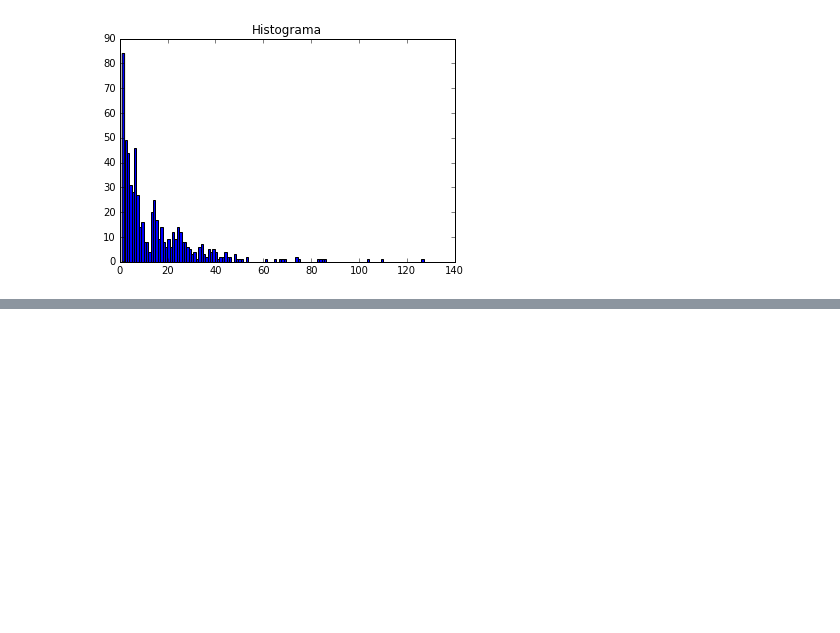
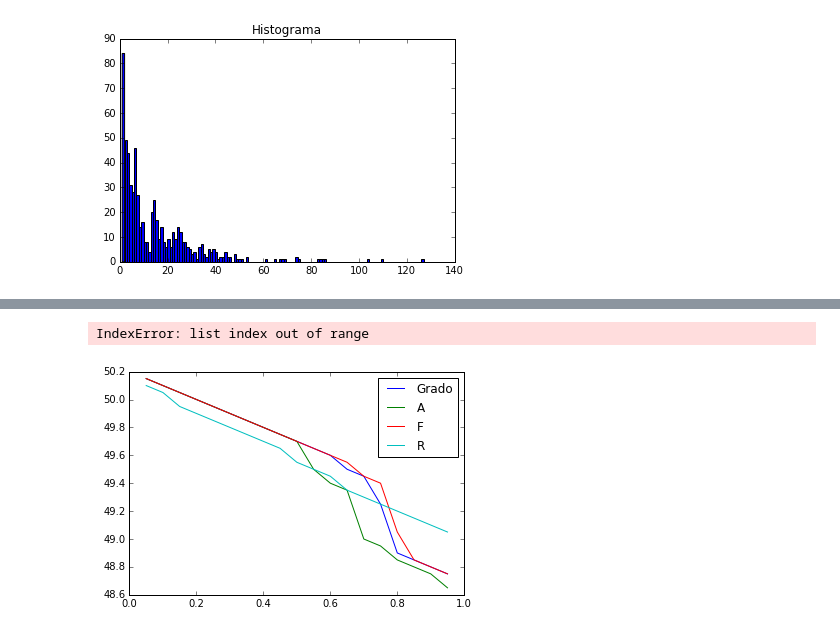
Before and after one commit to vms10/tp2, a Jupyter notebook: tp2.ipynb, the cells around one changed output, grey strips where cells are left out. Saved outputs shown, nothing was run; the diff lists cells and outputs as text; code cells hidden in the pictures; blank space fills up the shorter version.

Commit message:
demoliendo redes

```diff
--- a/tp2.ipynb
+++ b/tp2.ipynb
@@ -161,0 +305,19 @@ plt.show()
+# %%
+Centralidades=["Random"]
+# %%
+kaka=[]
+for i in Centralidades:
+    kaka.append(DemoliendoRedes(G,5,i,2))
+# %% [output]
+IndexError: list index out of range
+# %%
+
+plt.plot(kaka[0][1],kaka[0][0],label="Grado")
+plt.plot(kaka[1][1],kaka[1][0],label="A")
+plt.plot(kaka[2][1],kaka[2][0],label="c")
+plt.plot(kaka[3][1],kaka[3][0],label="F")
+plt.plot(kaka[4][1],kaka[4][0],label="R")
+plt.legend()
+plt.show()
+# %% [output]
+[figure, added]
```
Also changed, not shown: parts of 12 cells of this notebook.
